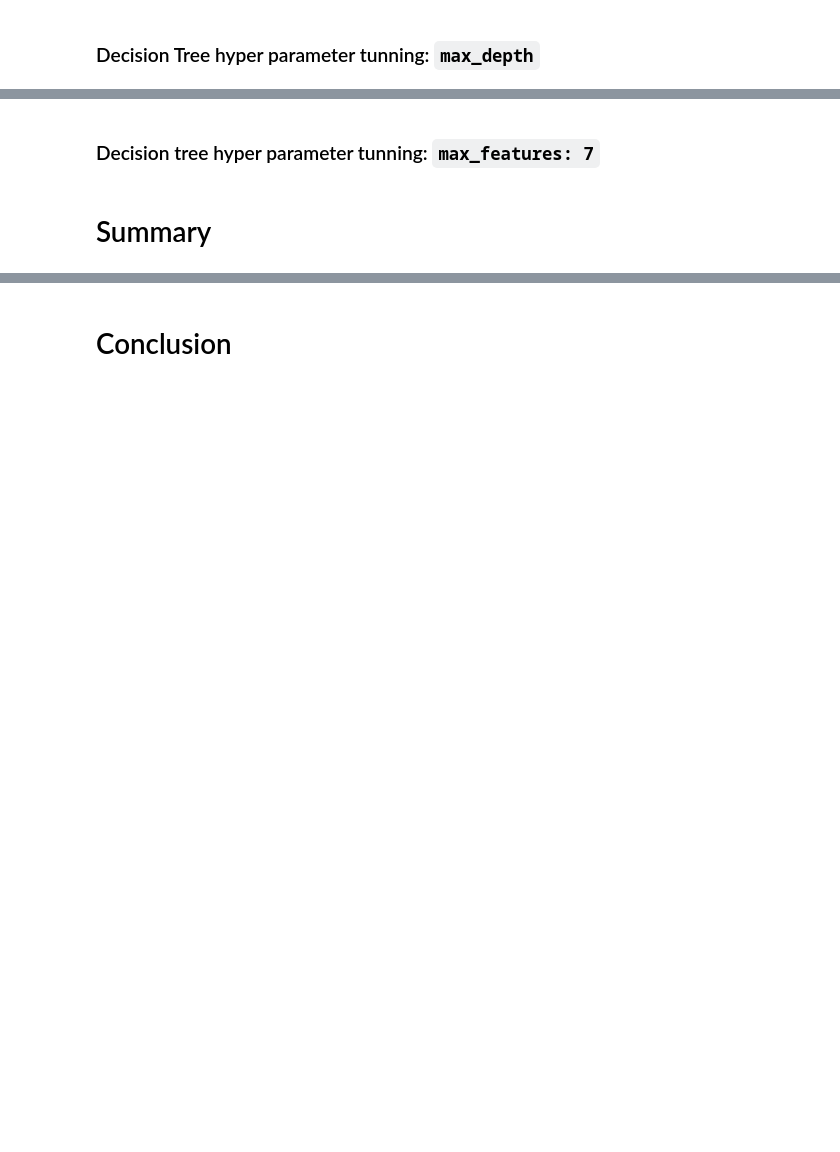
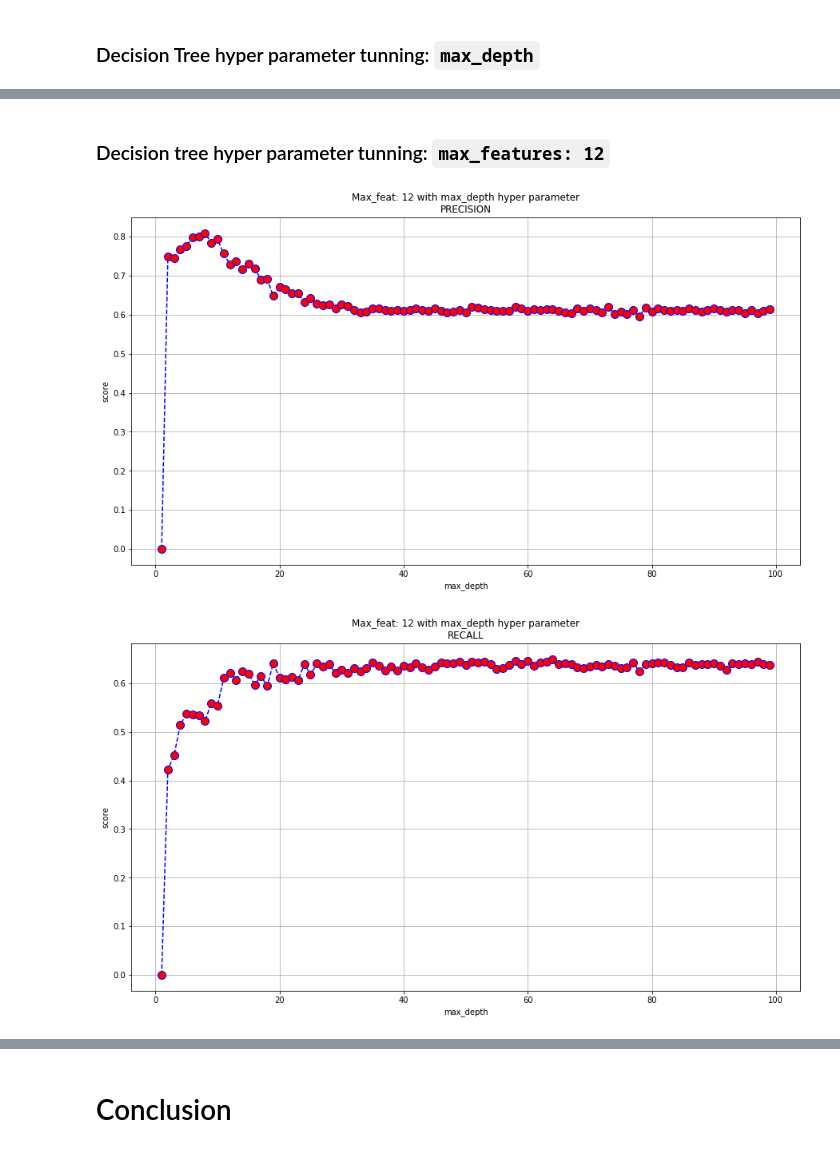
Before and after one commit to rahkeemg/Classification-Modeling, a Jupyter notebook: Untitled.ipynb, the cells around one changed output, grey strips where cells are left out. Saved outputs shown, nothing was run; the diff lists cells and outputs as text; code cells hidden in the pictures; blank space fills up the shorter version.

```diff
--- a/Untitled.ipynb
+++ b/Untitled.ipynb
@@ -424,2 +434,2 @@ graph_dt_metrics(max_depth_metrics, fsize=(15,5))
 # %% [markdown]
-### Decision tree hyper parameter tunning: `max_features: 7`
+### Decision tree hyper parameter tunning: `max_features: 12`
@@ -428,2 +436,13 @@ max_depth_feat6_metrics
-# %% [markdown]
-# Summary
+# %%
+feat_depth_metrics = []
+for i in range(1, 100):
+    clf = DecisionTreeClassifier(criterion='entropy', max_depth=i, max_features=12)
+    clf.fit(x_train, y_train)
+    y_preds = clf.predict(x_test)
+
+    feat_depth_metrics.append(calc_metrics(y_test, y_preds))
+
+graph_dt_metrics(feat_depth_metrics, title="Max_feat: 12 with max_depth hyper parameter", x_label='max_depth')
+# %% [output]
+[figure, added]
+[figure, added]
```
Also changed, not shown: parts of 7 cells of this notebook.
